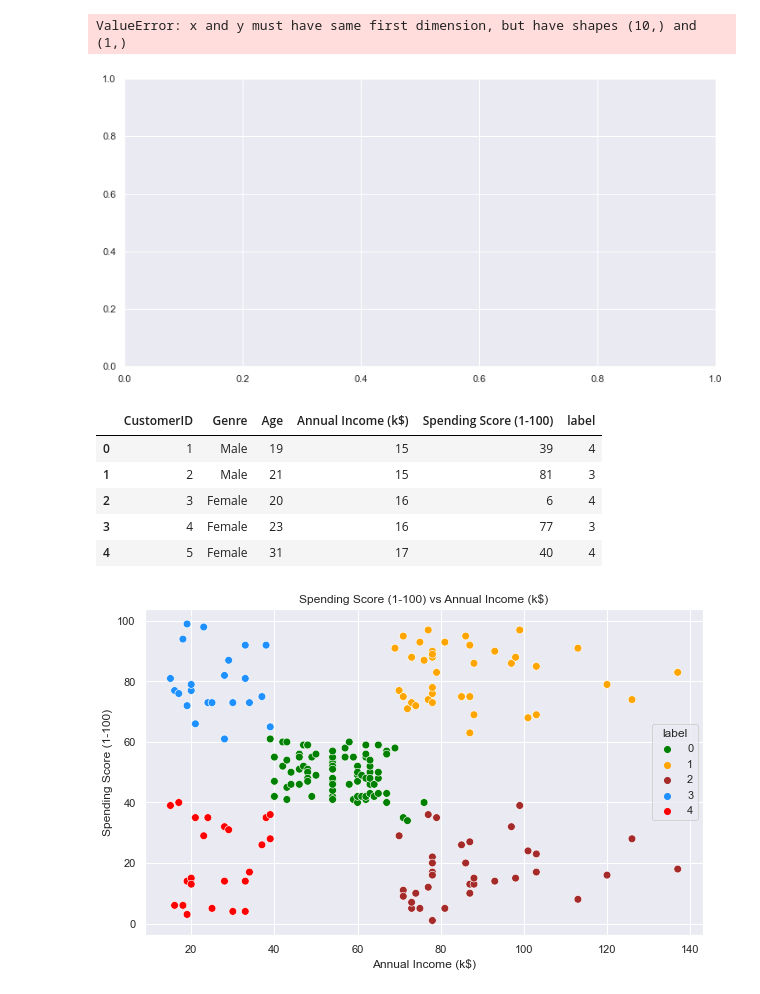
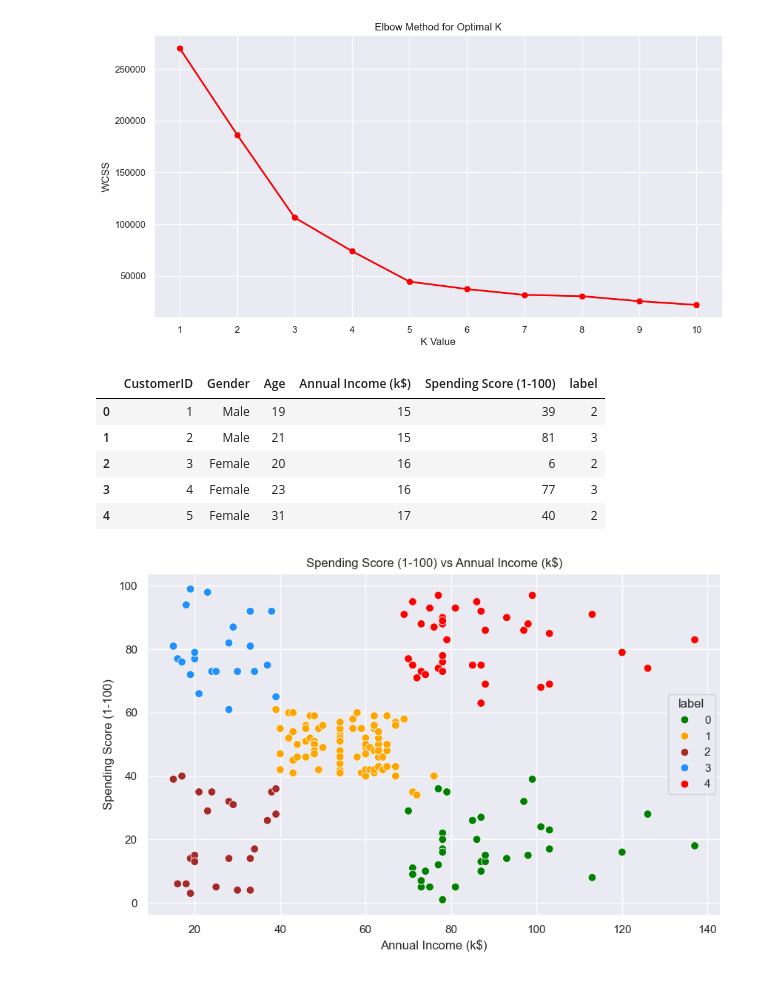
Before and after one commit to AdityaJagtap18/LP3Practicals, a Jupyter notebook: ML/5/Assignment No - 5 (ML).ipynb, the cells around one changed output. Drawn from its saved outputs; the diff is of its cells as text; code cells hidden in the pictures.

```diff
--- a/ML/5/Assignment No - 5 (ML).ipynb
+++ b/ML/5/Assignment No - 5 (ML).ipynb
@@ -5,7 +5,7 @@ import matplotlib.pyplot as plt
 import seaborn as sns
 from mpl_toolkits.mplot3d import Axes3D
 # %%
-data=pd.read_csv("C:\\Users\\OneDrive\\Desktop\\ml assign\\Mall_Customers.csv")
+data=pd.read_csv("Mall_Customers.csv")
 # %%
 data.head()
 # %% [output]
@@ -64,5 +102,3 @@ plt.show()
 # %%
-df1=data[["CustomerID","Genre","Age","Annual Income (k$)","Spending Score (1-100)"]]
-X=df1[["Annual Income (k$)","Spending Score (1-100)"]]
-#The input data
-X.head()
+df1 = data[["CustomerID", "Gender", "Age", "Annual Income (k$)", "Spending Score (1-100)"]]
+X = df1[["Annual Income (k$)", "Spending Score (1-100)"]]
@@ -86,22 +115,29 @@ plt.show()
 # %%
 from sklearn.cluster import KMeans
 # %%
-wcss=[]
-for i in range(1,11):
-    km=KMeans(n_clusters=i)
-km.fit(X)
-wcss.append(km.inertia_)
-#The elbow curve
-plt.figure(figsize=(12,6))
-plt.plot(range(1,11),wcss)
-plt.plot(range(1,11),wcss, linewidth=2, color="red", marker ="8")
+from sklearn.cluster import KMeans
+import matplotlib.pyplot as plt
+import numpy as np
+
+wcss = []  # Initialize the list to store WCSS values
+
+# Iterate over the range of cluster values from 1 to 10
+for i in range(1, 11):
+    km = KMeans(n_clusters=i)
+    km.fit(X)  # Fit the model to the data X
+    wcss.append(km.inertia_)  # Append the WCSS (within-cluster sum of squares)
+
+# Plot the elbow curve
+plt.figure(figsize=(12, 6))
+plt.plot(range(1, 11), wcss, marker="o")
+plt.plot(range(1, 11), wcss, linewidth=2, color="red", marker="8")
 plt.xlabel("K Value")
-plt.xticks(np.arange(1,11,1))
+plt.xticks(np.arange(1, 11, 1))
 plt.ylabel("WCSS")
+plt.title("Elbow Method for Optimal K")
 plt.show()
 # %% [output]
-ValueError: x and y must have same first dimension, but have shapes (10,) and (1,)
-[figure, old version]
+[figure, new version]
 # %%
 km1=KMeans(n_clusters=5)
 #Fitting the input data
@@ -113,12 +149,12 @@ df1["label"] = y
 #The new dataframe with the clustering done
 df1.head()
 # %% [output]
-|  | CustomerID | Genre | Age | Annual Income (k$) | Spending Score (1-100) | label |
-| 0 | 1 | Male | 19 | 15 | 39 | 4 |
+|  | CustomerID | Gender | Age | Annual Income (k$) | Spending Score (1-100) | label |
+| 0 | 1 | Male | 19 | 15 | 39 | 2 |
 | 1 | 2 | Male | 21 | 15 | 81 | 3 |
-| 2 | 3 | Female | 20 | 16 | 6 | 4 |
+| 2 | 3 | Female | 20 | 16 | 6 | 2 |
 | 3 | 4 | Female | 23 | 16 | 77 | 3 |
-| 4 | 5 | Female | 31 | 17 | 40 | 4 |
+| 4 | 5 | Female | 31 | 17 | 40 | 2 |
 # %%
 plt.figure(figsize=(10,6))
 sns.scatterplot(x = 'Annual Income (k$)',y = 'Spending Score (1-100)',hue="label",
@@ -131,5 +167,5 @@ plt.ylabel('Spending Score (1-100)')
 plt.title('Spending Score (1-100) vs Annual Income (k$)')
 plt.show()
 # %% [output]
-[figure, old version]
+[figure, new version]
 # %%
```
Also changed, not shown: parts of 11 cells of this notebook, 2 other files.
